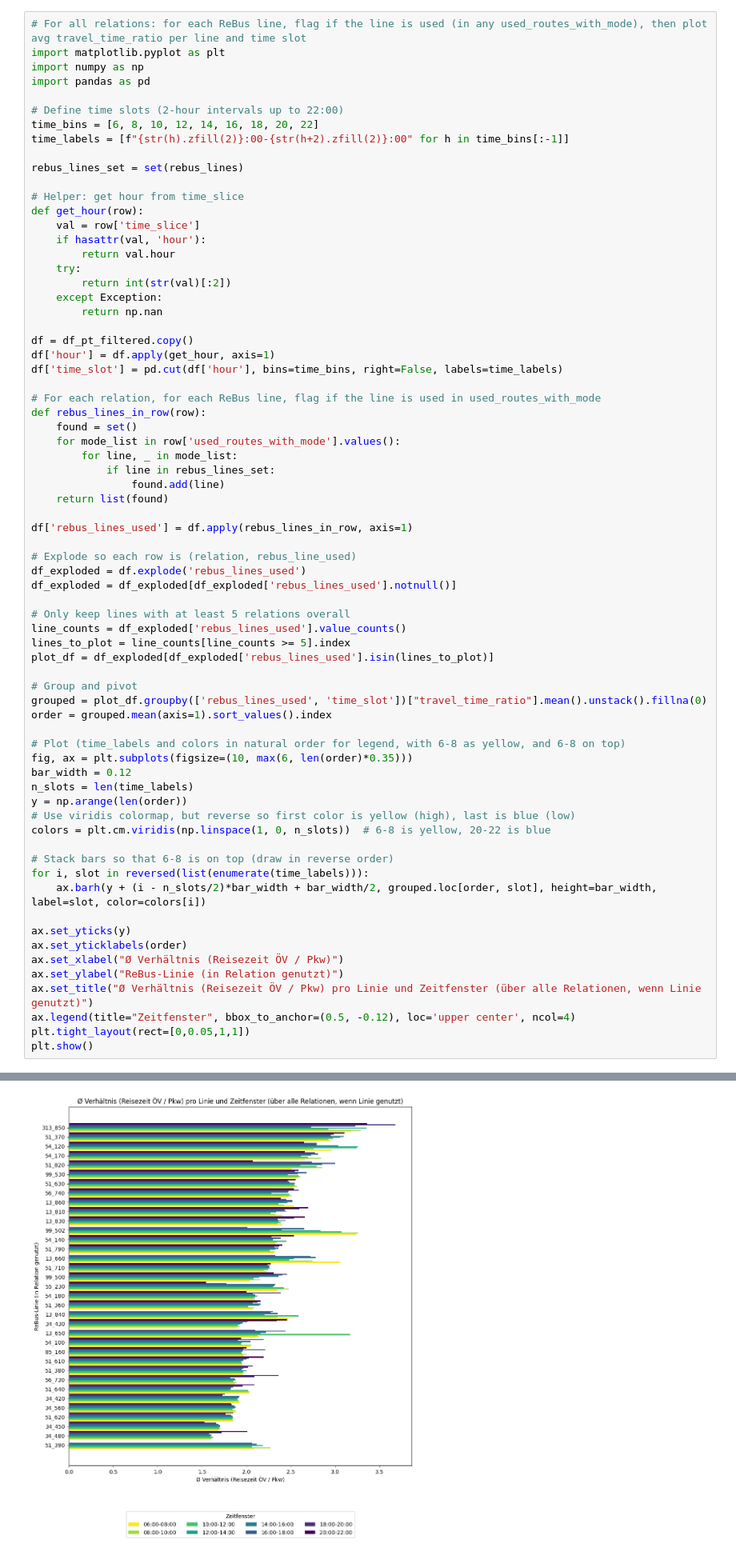
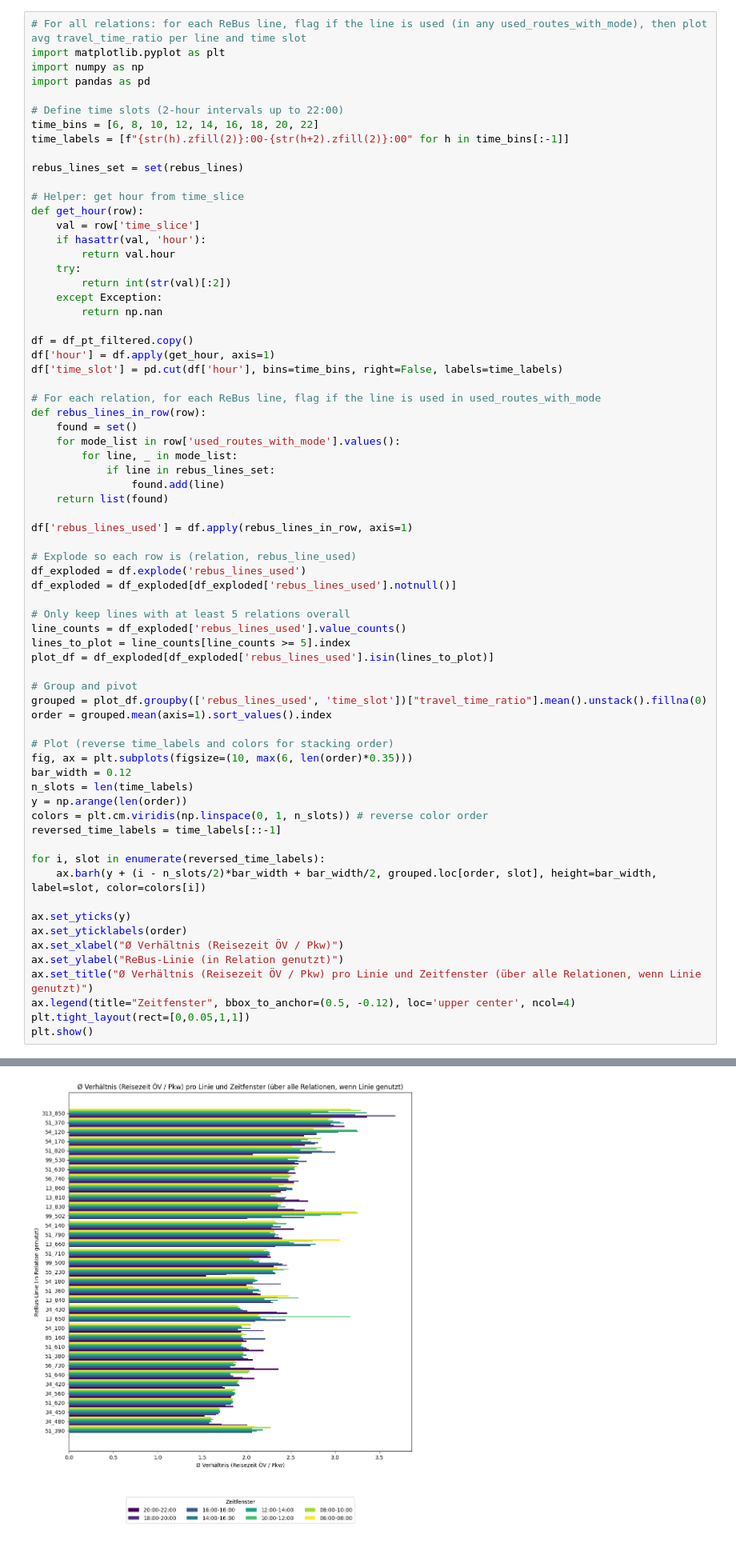
Before and after one commit to TUBS-IVS/RVB-VISUM-analysis, a Jupyter notebook: notebooks/analysis_results.ipynb, the cells around one changed output, grey strips where cells are left out. Shown at 80% size. Cells and saved outputs as stored; diff of their text form.

```diff
--- a/notebooks/analysis_results.ipynb
+++ b/notebooks/analysis_results.ipynb
@@ -881,39 +881,38 @@ df['rebus_lines_used'] = df.apply(rebus_lines_in_row, axis=1)
 # Explode so each row is (relation, rebus_line_used)
 df_exploded = df.explode('rebus_lines_used')
 df_exploded = df_exploded[df_exploded['rebus_lines_used'].notnull()]
 
 # Only keep lines with at least 5 relations overall
 line_counts = df_exploded['rebus_lines_used'].value_counts()
 lines_to_plot = line_counts[line_counts >= 5].index
 plot_df = df_exploded[df_exploded['rebus_lines_used'].isin(lines_to_plot)]
 
 # Group and pivot
 grouped = plot_df.groupby(['rebus_lines_used', 'time_slot'])["travel_time_ratio"].mean().unstack().fillna(0)
 order = grouped.mean(axis=1).sort_values().index
 
-# Plot (time_labels and colors in natural order for legend, with 6-8 as yellow, and 6-8 on top)
+# Plot (reverse time_labels and colors for stacking order)
 fig, ax = plt.subplots(figsize=(10, max(6, len(order)*0.35)))
 bar_width = 0.12
 n_slots = len(time_labels)
 y = np.arange(len(order))
-# Use viridis colormap, but reverse so first color is yellow (high), last is blue (low)
-colors = plt.cm.viridis(np.linspace(1, 0, n_slots))  # 6-8 is yellow, 20-22 is blue
+colors = plt.cm.viridis(np.linspace(0, 1, n_slots)) # reverse color order
+reversed_time_labels = time_labels[::-1]
 
-# Stack bars so that 6-8 is on top (draw in reverse order)
-for i, slot in reversed(list(enumerate(time_labels))):
+for i, slot in enumerate(reversed_time_labels):
     ax.barh(y + (i - n_slots/2)*bar_width + bar_width/2, grouped.loc[order, slot], height=bar_width, label=slot, color=colors[i])
 
 ax.set_yticks(y)
 ax.set_yticklabels(order)
 ax.set_xlabel("Ø Verhältnis (Reisezeit ÖV / Pkw)")
 ax.set_ylabel("ReBus-Linie (in Relation genutzt)")
 ax.set_title("Ø Verhältnis (Reisezeit ÖV / Pkw) pro Linie und Zeitfenster (über alle Relationen, wenn Linie genutzt)")
 ax.legend(title="Zeitfenster", bbox_to_anchor=(0.5, -0.12), loc='upper center', ncol=4)
 plt.tight_layout(rect=[0,0.05,1,1])
 plt.show()
 # %% [output]
 The default of observed=False is deprecated and will be changed to True in a future version of pandas. Pass observed=False to retain current behavior or observed=True to adopt the future default and s ...
-[figure, old version]
+[figure, new version]
 # %%
 # Für alle Relationen: Für jede ReBus-Linie, wenn sie als direkte Verbindung genutzt wird, Ø travel_time_ratio pro Linie und Zeitfenster (wie oben, aber nur Direct)
 import matplotlib.pyplot as plt
```
